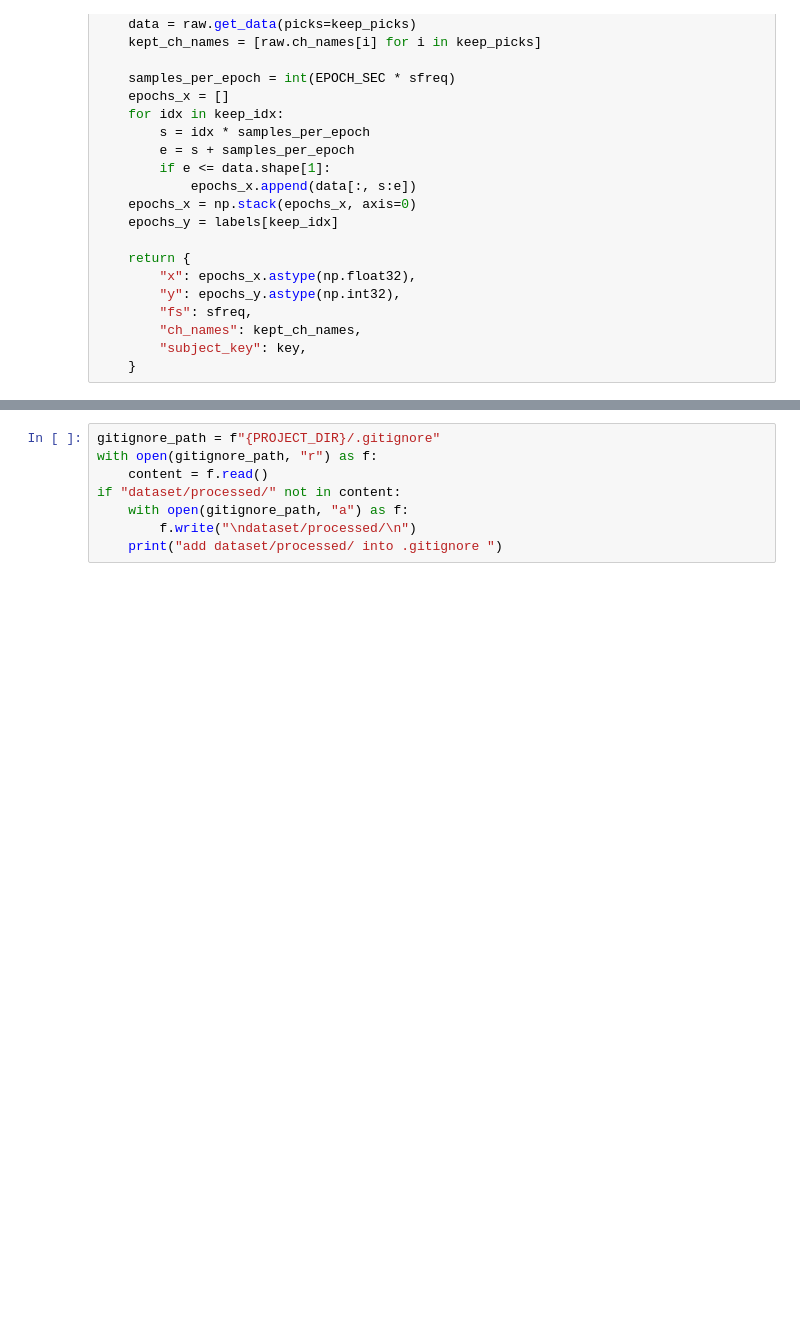
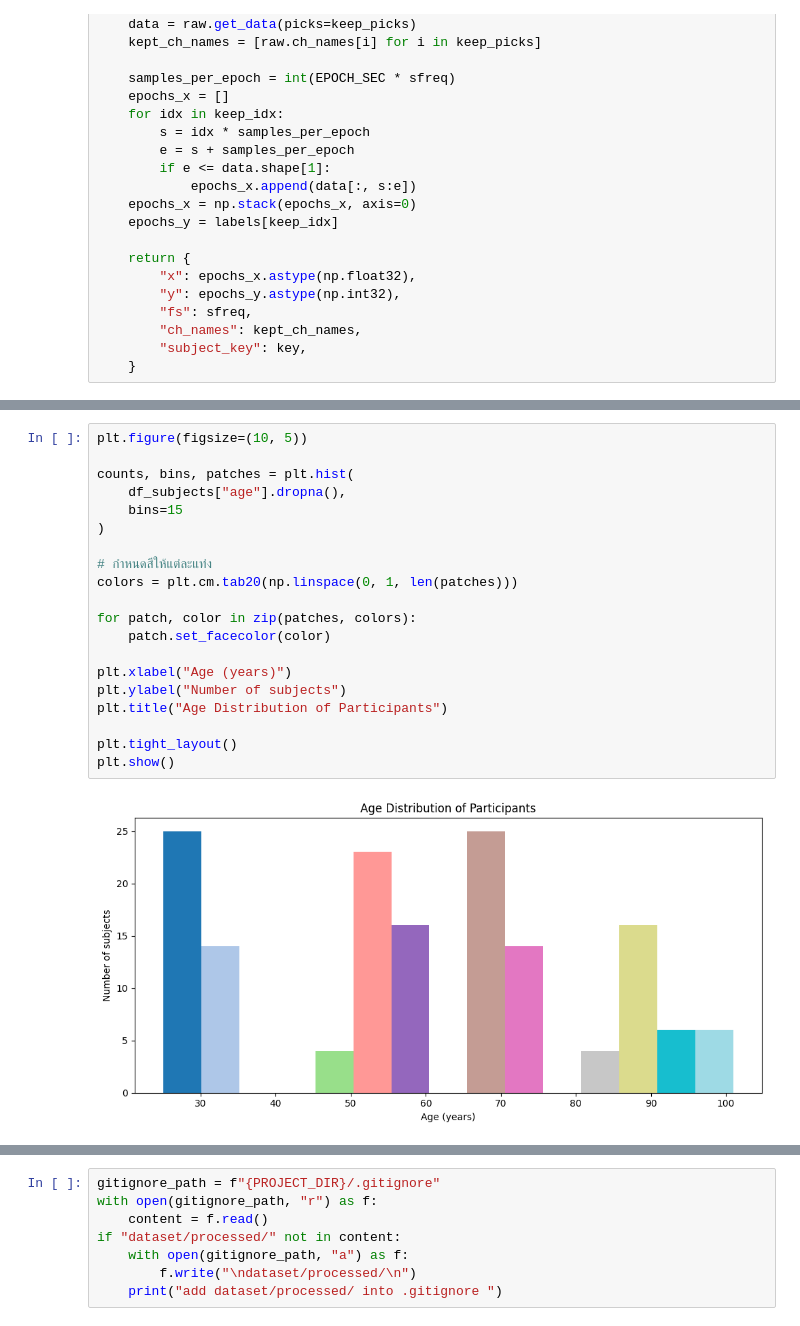
Before and after one commit to fenfics/sleep-stage-classification, a Jupyter notebook: notebooks/03_preprocessing.ipynb, the cells around one changed output, grey strips where cells are left out. Drawn from its saved outputs; the diff is of its cells as text; blank space fills up the shorter version.

```diff
--- a/notebooks/03_preprocessing.ipynb
+++ b/notebooks/03_preprocessing.ipynb
@@ -289,0 +398,22 @@ plt.show()
+# %%
+plt.figure(figsize=(10, 5))
+
+counts, bins, patches = plt.hist(
+    df_subjects["age"].dropna(),
+    bins=15
+)
+
+# กำหนดสีให้แต่ละแท่ง
+colors = plt.cm.tab20(np.linspace(0, 1, len(patches)))
+
+for patch, color in zip(patches, colors):
+    patch.set_facecolor(color)
+
+plt.xlabel("Age (years)")
+plt.ylabel("Number of subjects")
+plt.title("Age Distribution of Participants")
+
+plt.tight_layout()
+plt.show()
+# %% [output]
+[figure, added]
```
Also changed, not shown: parts of 7 cells of this notebook.
